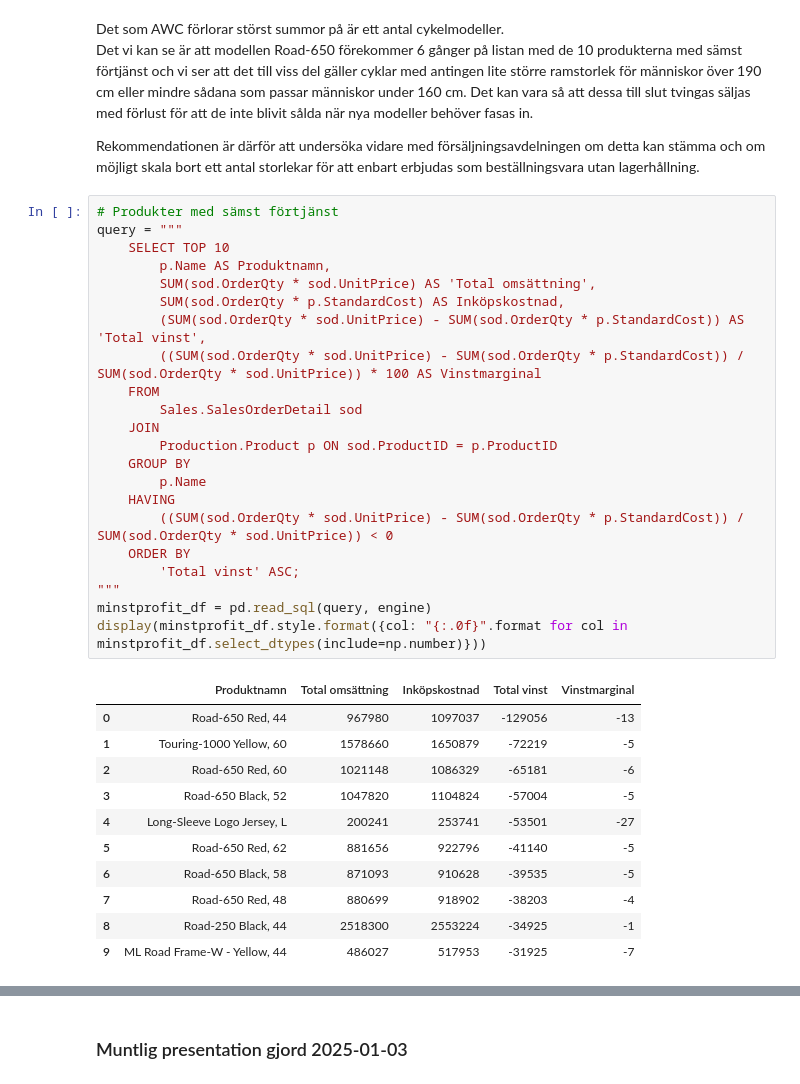
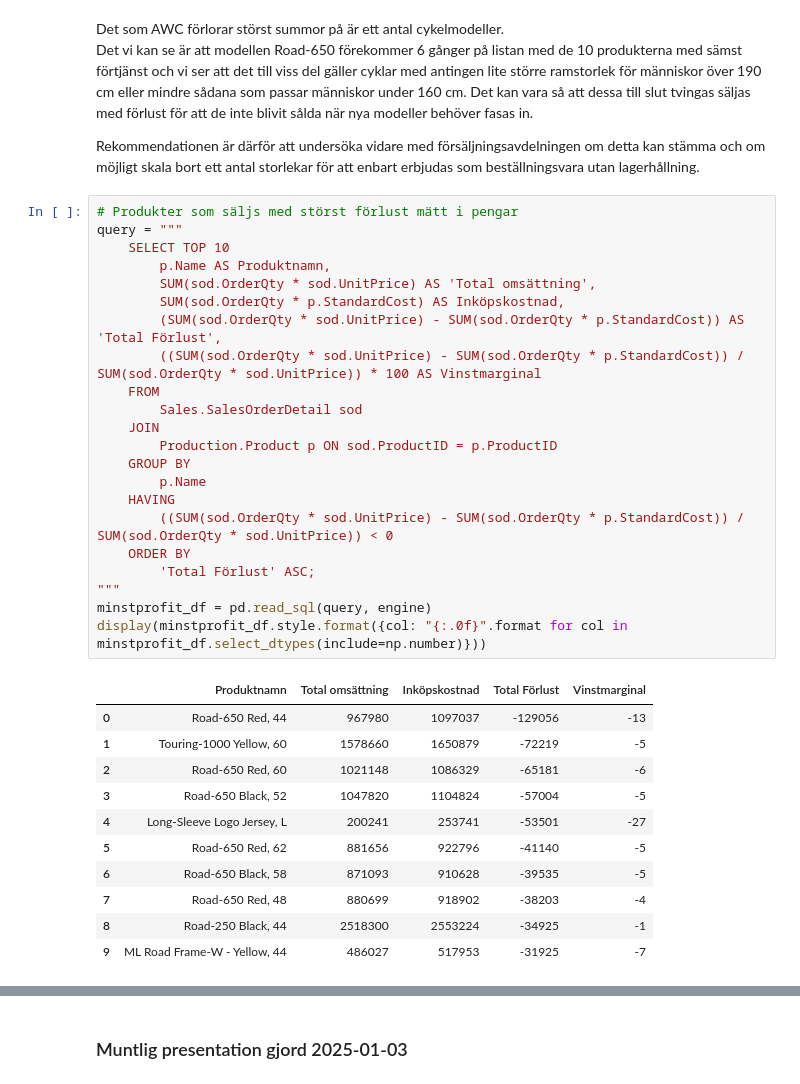
Before and after one commit to mabjq/ds24_SQL_kurs, a Jupyter notebook: Kunskapskontroll_sql.ipynb, the cells around one changed output, grey strips where cells are left out. Drawn from its saved outputs; the diff is of its cells as text.

```diff
--- a/Kunskapskontroll_sql.ipynb
+++ b/Kunskapskontroll_sql.ipynb
@@ -947,29 +989,29 @@ Det vi kan se är att modellen Road-650 förekommer 6 gånger på listan med de
 
 Rekommendationen är därför att undersöka vidare med försäljningsavdelningen om detta kan stämma och om möjligt skala bort ett antal storlekar för att enbart erbjudas som beställningsvara utan lagerhållning.
 # %%
-# Produkter med sämst förtjänst
+# Produkter som säljs med störst förlust mätt i pengar
 query = """
     SELECT TOP 10
         p.Name AS Produktnamn,
         SUM(sod.OrderQty * sod.UnitPrice) AS 'Total omsättning',
         SUM(sod.OrderQty * p.StandardCost) AS Inköpskostnad,
-        (SUM(sod.OrderQty * sod.UnitPrice) - SUM(sod.OrderQty * p.StandardCost)) AS 'Total vinst',
+        (SUM(sod.OrderQty * sod.UnitPrice) - SUM(sod.OrderQty * p.StandardCost)) AS 'Total Förlust',
         ((SUM(sod.OrderQty * sod.UnitPrice) - SUM(sod.OrderQty * p.StandardCost)) / SUM(sod.OrderQty * sod.UnitPrice)) * 100 AS Vinstmarginal
     FROM
         Sales.SalesOrderDetail sod
     JOIN
         Production.Product p ON sod.ProductID = p.ProductID
     GROUP BY
         p.Name
     HAVING
         ((SUM(sod.OrderQty * sod.UnitPrice) - SUM(sod.OrderQty * p.StandardCost)) / SUM(sod.OrderQty * sod.UnitPrice)) < 0
     ORDER BY
-        'Total vinst' ASC;
+        'Total Förlust' ASC;
 """
 minstprofit_df = pd.read_sql(query, engine)
 display(minstprofit_df.style.format({col: "{:.0f}".format for col in minstprofit_df.select_dtypes(include=np.number)}))
 # %% [output]
-|  | Produktnamn | Total omsättning | Inköpskostnad | Total vinst | Vinstmarginal |
+|  | Produktnamn | Total omsättning | Inköpskostnad | Total Förlust | Vinstmarginal |
 | 0 | Road-650 Red, 44 | 967980 | 1097037 | -129056 | -13 |
 | 1 | Touring-1000 Yellow, 60 | 1578660 | 1650879 | -72219 | -5 |
 | 2 | Road-650 Red, 60 | 1021148 | 1086329 | -65181 | -6 |
```
Also changed, not shown: parts of 39 cells of this notebook.
